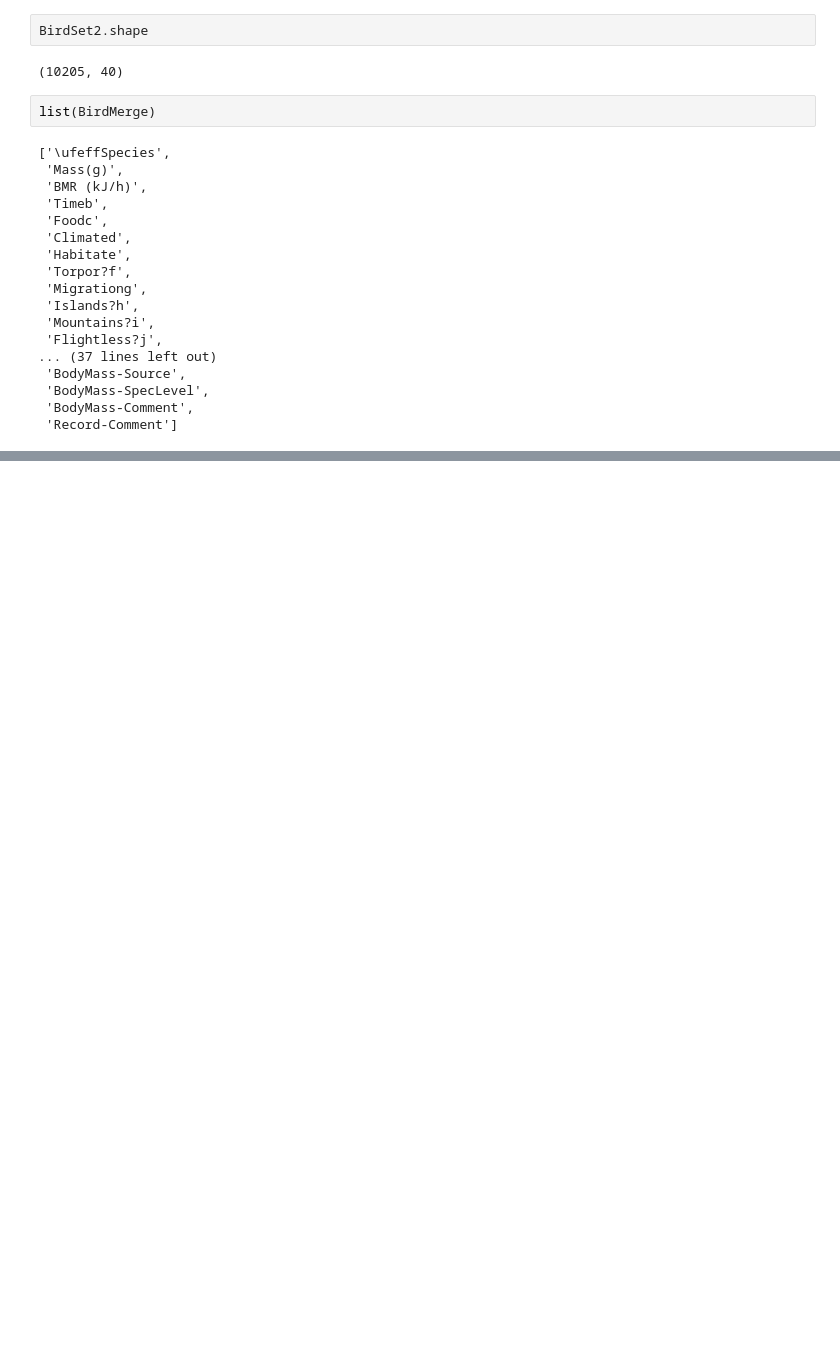
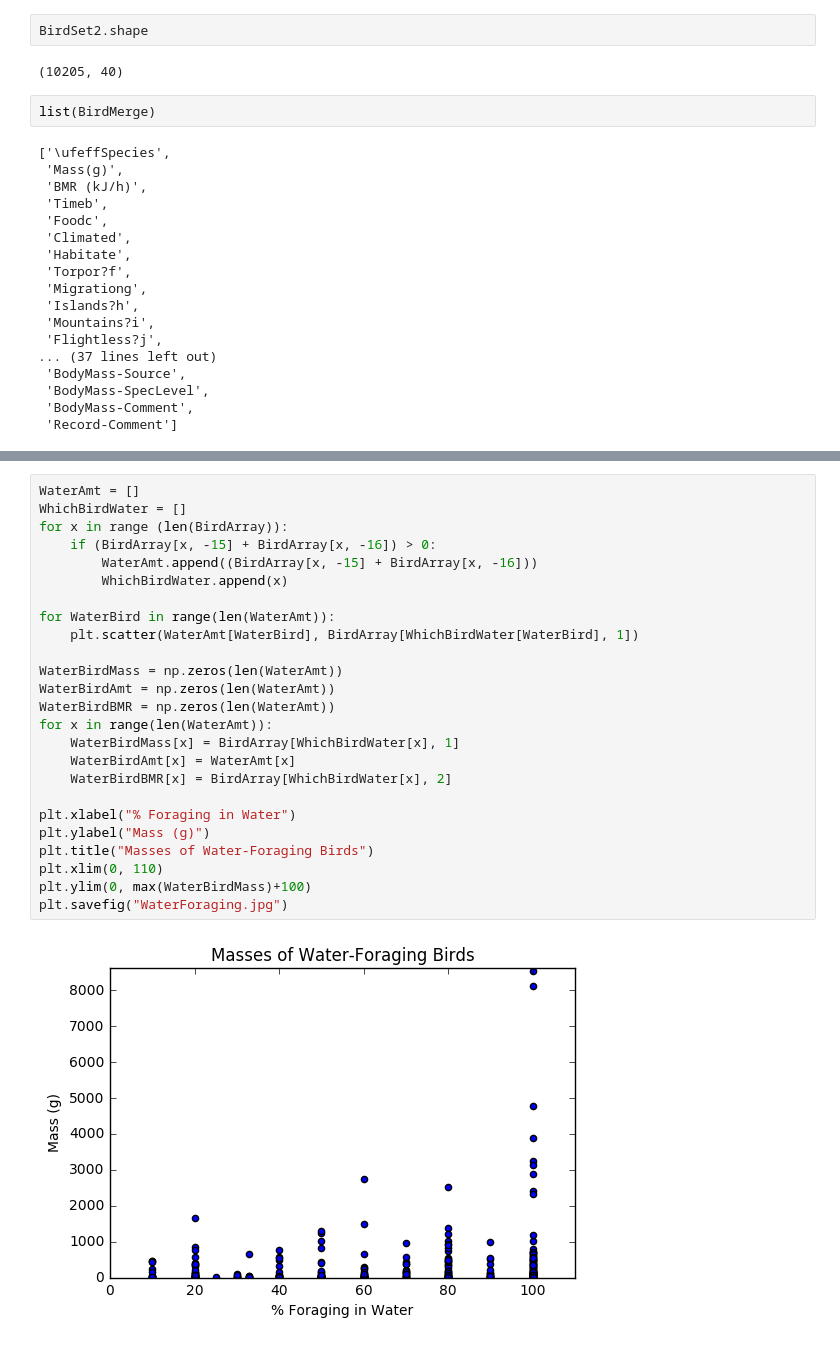
Before and after one commit to tammymach/FinalProject, a Jupyter notebook: Final Project Code_Cook-checkpoint.ipynb, the cells around one changed output, grey strips where cells are left out. Saved outputs shown, nothing was run; the diff lists cells and outputs as text; blank space fills up the shorter version.

```diff
--- a/Final Project Code_Cook-checkpoint.ipynb
+++ b/Final Project Code_Cook-checkpoint.ipynb
@@ -114,0 +261,27 @@ list(BirdMerge)
+# %%
+WaterAmt = []
+WhichBirdWater = []
+for x in range (len(BirdArray)):
+    if (BirdArray[x, -15] + BirdArray[x, -16]) > 0:
+        WaterAmt.append((BirdArray[x, -15] + BirdArray[x, -16]))
+        WhichBirdWater.append(x)
+
+for WaterBird in range(len(WaterAmt)):
+    plt.scatter(WaterAmt[WaterBird], BirdArray[WhichBirdWater[WaterBird], 1])
+
+WaterBirdMass = np.zeros(len(WaterAmt))
+WaterBirdAmt = np.zeros(len(WaterAmt))
+WaterBirdBMR = np.zeros(len(WaterAmt))
+for x in range(len(WaterAmt)):
+    WaterBirdMass[x] = BirdArray[WhichBirdWater[x], 1]
+    WaterBirdAmt[x] = WaterAmt[x]
+    WaterBirdBMR[x] = BirdArray[WhichBirdWater[x], 2]
+
+plt.xlabel("% Foraging in Water")
+plt.ylabel("Mass (g)")
+plt.title("Masses of Water-Foraging Birds")
+plt.xlim(0, 110)
+plt.ylim(0, max(WaterBirdMass)+100)
+plt.savefig("WaterForaging.jpg")
+# %% [output]
+[figure, added]
```
Also changed, not shown: parts of 24 cells of this notebook.
